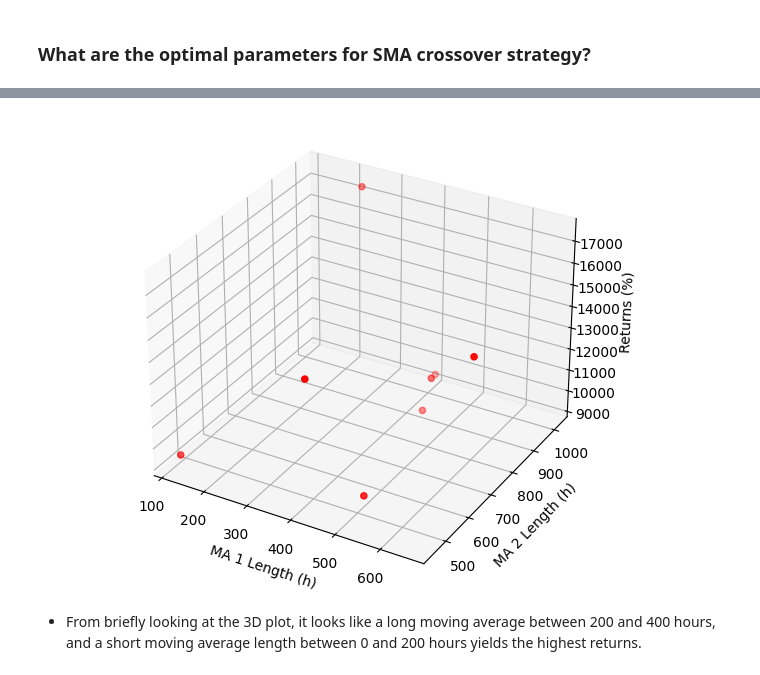
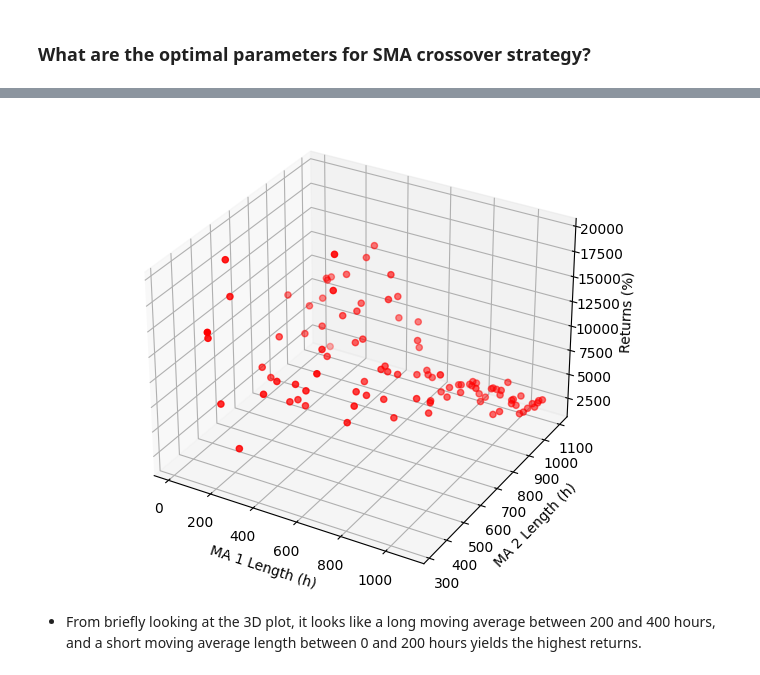
Before and after one commit to hansenrhan/crypto_backtesting, a Jupyter notebook: Simple_Moving_Average_Analysis.ipynb, the cells around one changed output, grey strips where cells are left out. Saved outputs shown, nothing was run; the diff lists cells and outputs as text; code cells hidden in the pictures.

Commit message:
Added optimization results

```diff
--- a/Simple_Moving_Average_Analysis.ipynb
+++ b/Simple_Moving_Average_Analysis.ipynb
@@ -448,37 +458,40 @@ optimization_results.head()
 # Create a 3D interactive plot to find relationships between moving average lengths and cumulative return rates
 %matplotlib widget
 
 # importing required libraries
 from mpl_toolkits.mplot3d import Axes3D
 import matplotlib.pyplot as plt
 #plt.style.use('classic')
 
 # Plot the data for the top 25% of cumulative returns
-xs = optimization_results[optimization_results.cumulative_return >= optimization_results.describe()['cumulative_return']['75%']]['ma1_length']
-ys = optimization_results[optimization_results.cumulative_return >= optimization_results.describe()['cumulative_return']['75%']]['ma2_length']
+#xs = optimization_results[optimization_results.cumulative_return >= optimization_results.describe()['cumulative_return']['75%']]['ma1_length']
+#ys = optimization_results[optimization_results.cumulative_return >= optimization_results.describe()['cumulative_return']['75%']]['ma2_length']
+#zs = [x*100 for x in optimization_results[optimization_results.cumulative_return >= optimization_results.describe()['cumulative_return']['75%']]['cumulative_return']]
 
-# convert to %
-zs = [x*100 for x in optimization_results[optimization_results.cumulative_return >= optimization_results.describe()['cumulative_return']['75%']]['cumulative_return']]
+# Plot the data for all returns
+xs = optimization_results['ma1_length']
+ys = optimization_results['ma2_length']
+zs = [x*100 for x in optimization_results['cumulative_return']]
 
 # Also try using this instead of cumulative return to look at median return
 #zs = [x*100 for x in optimization_results[optimization_results.cumulative_return >= optimization_results.describe()['cumulative_return']['75%']]['median_return_rate']]
 
 # creating figure
 fig = plt.figure()
 ax = Axes3D(fig)
 
 # creating the plot
 optimization_plot = ax.scatter(xs, ys, zs, color='red')
 
 # setting title and labels
 ax.set_title("Moving Average Length and Cumulative Returns")
 ax.set_xlabel('MA 1 Length (h)')
 ax.set_ylabel('MA 2 Length (h)')
 ax.set_zlabel('Returns (%)')
 
 # displaying the plot
 plt.show()
 # %% [output]
-[figure, old version]
+[figure, new version]
 # %% [markdown]
 - From briefly looking at the 3D plot, it looks like a long moving average between 200 and 400 hours, and a short moving average length between 0 and 200 hours yields the highest returns.
```
Also changed, not shown: parts of 2 cells of this notebook, 7 other files.
